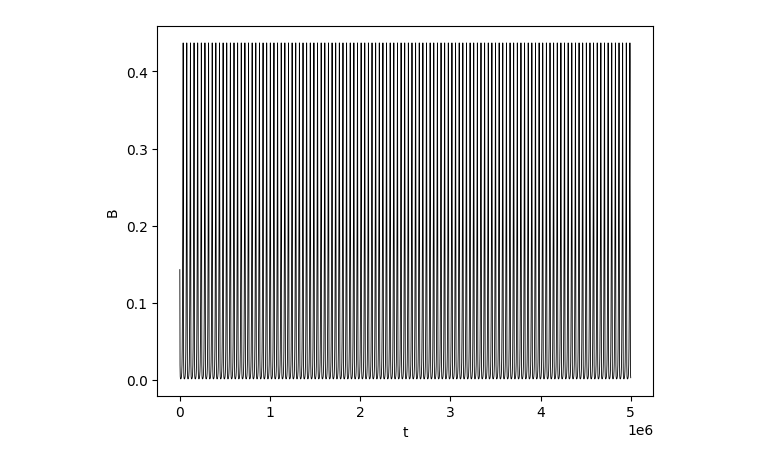
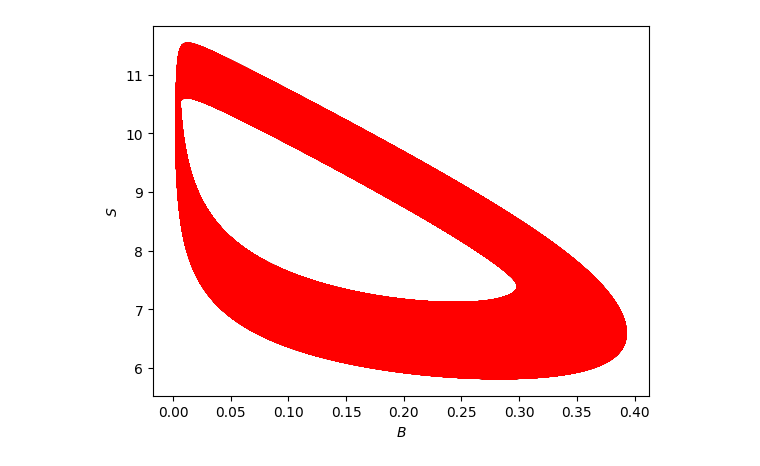
Before and after one commit to FredRobs/Bacteria-and-Viruses, a Jupyter notebook: ChemostatPython.ipynb, the cells around one changed output. Saved outputs shown, nothing was run; the diff lists cells and outputs as text; code cells hidden in the pictures.

```diff
--- a/ChemostatPython.ipynb
+++ b/ChemostatPython.ipynb
@@ -8,16 +8,16 @@ from scipy.signal import find_peaks
 a,w,v,K,tau,beta,gamma=1e-3,0.8,0.024,10,30,100,10
 rho=0.005
 sigma=12
-modFrequency=0.0039
-m=0.25
+modFrequency=0.0049
+m=0.1
 # %%
 #Numerical intergrator settings
 t_start=0
-t_end=400000
-transient=200000
-t_eval=np.linspace(t_start, t_end, 10000000)
+t_end=1000000
+transient=800000
+t_eval=np.linspace(t_start, t_end, 1000000)
 
-initialState=[0.5,0,1,sigma]
+initialState=[0.1,0,1,sigma]
 # %%
 #ODE model for chemostat
 def odeModel(t,y):
@@ -30,25 +30,39 @@ def odeModel(t,y):
     S_dot=rho*(F-S) - gamma*v*B*(S/(S+K))
 
     return [B_dot,I_dot,P_dot,S_dot]
+# %%
+#Poincare section
+def poincare(t, y):
+    return y[0] - 0.2
 # %%
 #Solves the ODE model as well as removing transient time
 def solveODE(transient,t_s,t_e,i_state,integrator,dt,rtol,atol):
     solution = solve_ivp(odeModel,
                      [t_s,t_e],
-                     i_state,method=integrator, t_eval=dt, rtol=rtol,atol=atol)
+                     i_state,method=integrator,events=poincare, t_eval=dt, rtol=rtol,atol=atol)
+    eventTimes = solution.t_events[0]
+    eventStates = solution.y_events[0]
+    poincaretemp = eventTimes >= transient
     temp=solution.t >= transient
-    return solution.y[0][temp],solution.y[1][temp],solution.y[2][temp],solution.y[3][temp]
+    poincarePoints = eventStates[poincaretemp]
+    return solution.y[0][temp],solution.y[1][temp],solution.y[2][temp],solution.y[3][temp],poincarePoints
 # %%
 #Create stable inital state
 def averageSteadyState(sol):
     return np.mean(sol[0]),np.mean(sol[1]),np.mean(sol[2]),np.mean(sol[3])
 # %%
 #Plot population of non infected bacteria against time
-plotData=solveODE(transient,t_start,t_end,initialState,'LSODA',t_eval,1e-8,1e-11)
+poincare.terminal=False
+poincare.direction=1
+plotData=solveODE(transient,t_start,t_end,initialState,'RK45',t_eval,1e-7,1e-10)
+steadyState=averageSteadyState(plotData)
+initialState2=[steadyState[0],steadyState[1],steadyState[2],steadyState[3]]
+plotData2=solveODE(transient,t_start,t_end,initialState2,'RK45',t_eval,1e-7,1e-10)
 
-plt.plot(plotData[0],color='black',linewidth=0.6)
-plt.xlabel("t")
-plt.ylabel("B")
+plt.plot(plotData[0],plotData[3],color='black',linewidth=0.6)
+plt.plot(plotData2[0],plotData2[3],color='red',linewidth=0.6)
+plt.xlabel("$B$")
+plt.ylabel("$S$")
 plt.show()
 # %% [output]
-[figure, old version]
+[figure, new version]
```
Also changed, not shown: parts of 8 cells of this notebook, 1 other file.
